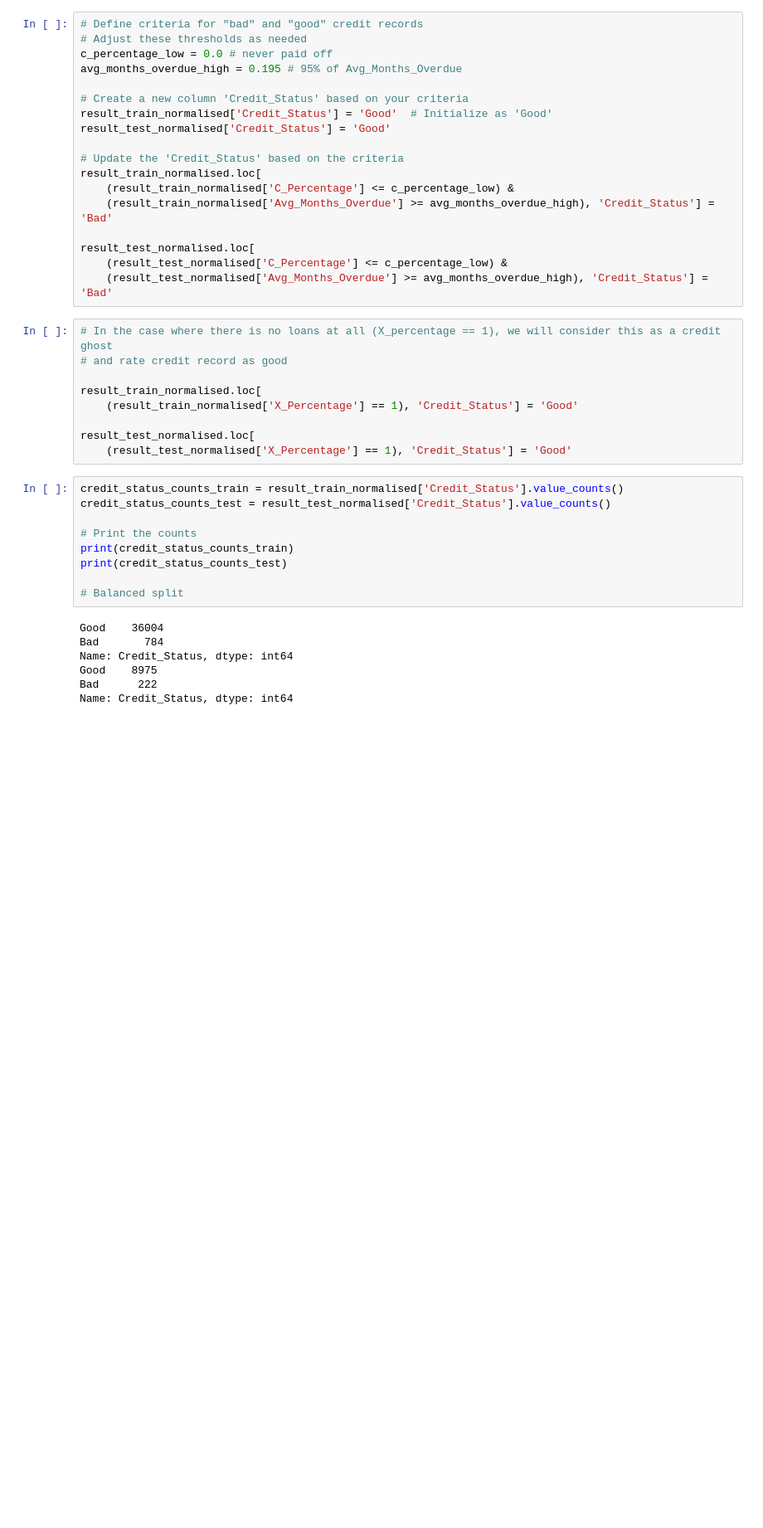
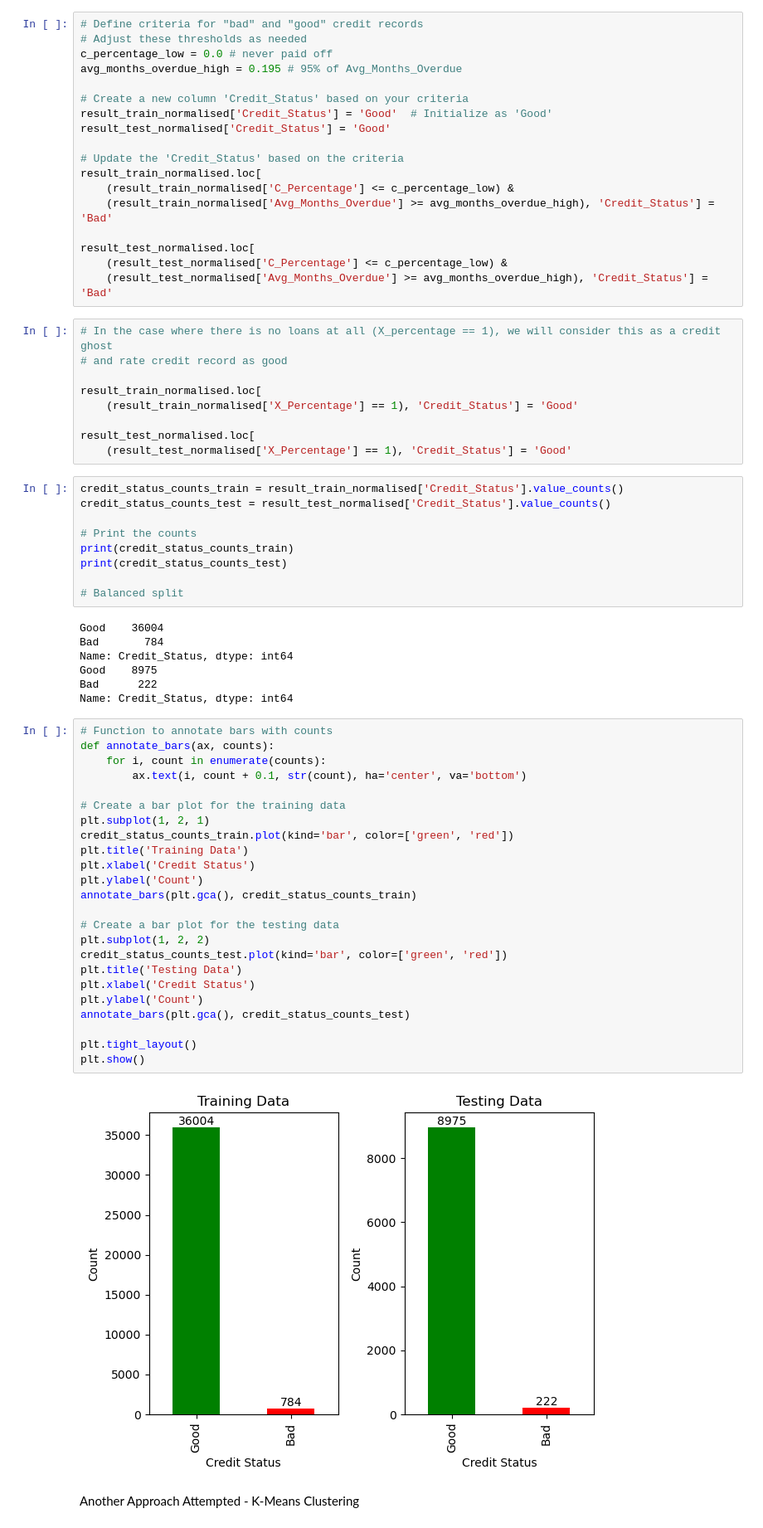
Before and after one commit to manish-cr/CS3244-credit-approval, a Jupyter notebook: code/credit_clean.ipynb, the cells around one changed output. Shown at 83% size. Saved outputs shown, nothing was run; the diff lists cells and outputs as text; blank space fills up the shorter version.

Commit message:
added graph to visualise split

```diff
--- a/code/credit_clean.ipynb
+++ b/code/credit_clean.ipynb
@@ -195,5 +243,33 @@ Name: Credit_Status, dtype: int64
 Good    8975
 Bad      222
 Name: Credit_Status, dtype: int64
+# %%
+# Function to annotate bars with counts
+def annotate_bars(ax, counts):
+    for i, count in enumerate(counts):
+        ax.text(i, count + 0.1, str(count), ha='center', va='bottom')
+
+# Create a bar plot for the training data
+plt.subplot(1, 2, 1)
+credit_status_counts_train.plot(kind='bar', color=['green', 'red'])
+plt.title('Training Data')
+plt.xlabel('Credit Status')
+plt.ylabel('Count')
+annotate_bars(plt.gca(), credit_status_counts_train)
+
+# Create a bar plot for the testing data
+plt.subplot(1, 2, 2)
+credit_status_counts_test.plot(kind='bar', color=['green', 'red'])
+plt.title('Testing Data')
+plt.xlabel('Credit Status')
+plt.ylabel('Count')
+annotate_bars(plt.gca(), credit_status_counts_test)
+
+plt.tight_layout()
+plt.show()
+# %% [output]
+[figure, added]
+# %% [markdown]
+Another Approach Attempted - K-Means Clustering
 # %%
 # Apply K-Means clustering to the training data
```
Also changed, not shown: parts of 10 cells of this notebook.
